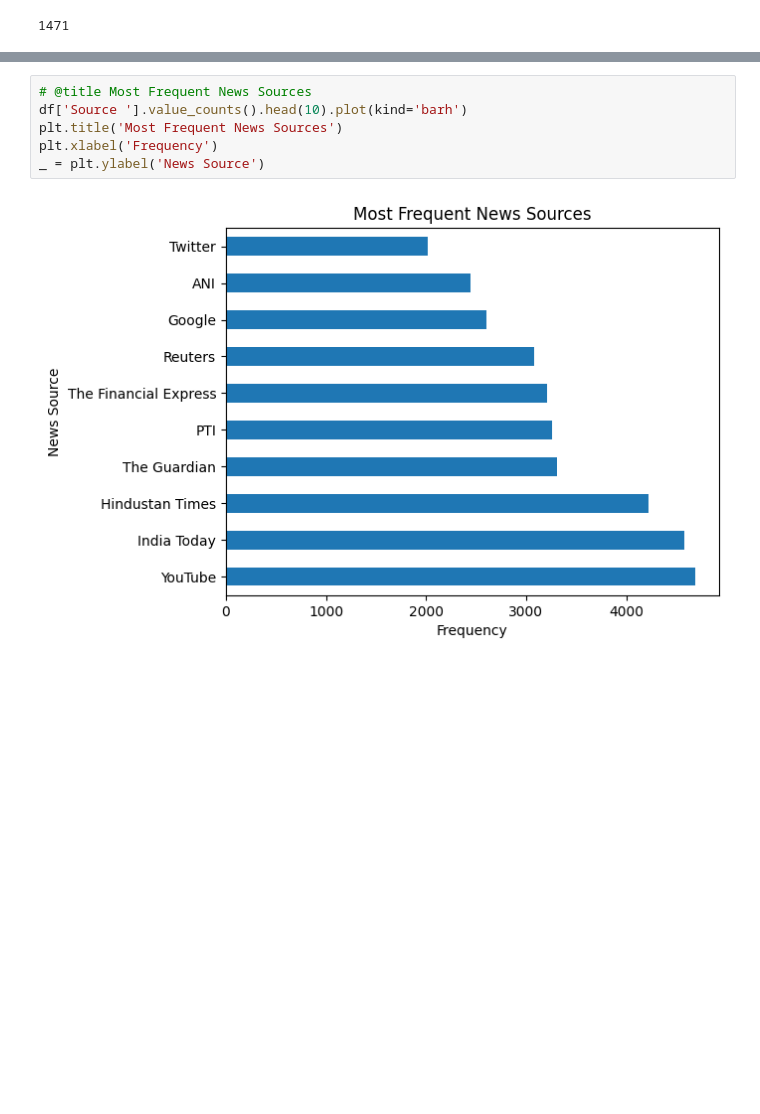
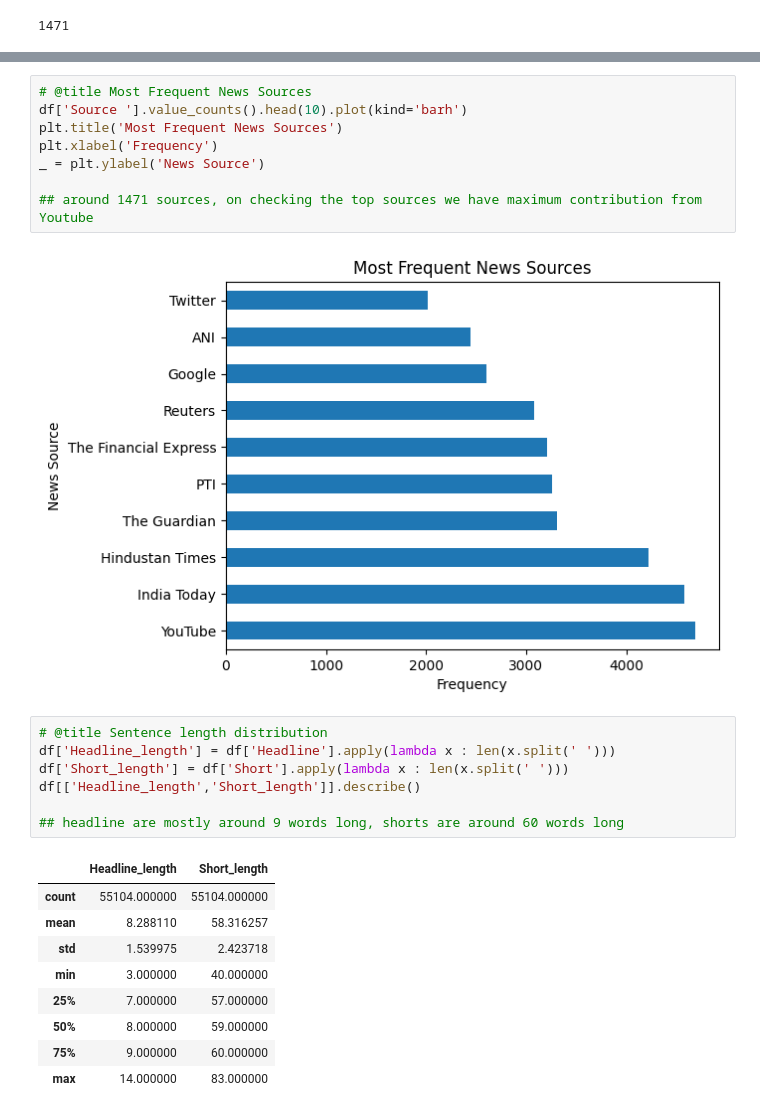
Before and after one commit to poojamahajan0712/Data-Science-Portfolio, a Jupyter notebook: Natural Language Processing/News Summarization/NewsArticleSummarizer.ipynb, the cells around one changed output, grey strips where cells are left out. Drawn from its saved outputs; the diff is of its cells as text; blank space fills up the shorter version.

```diff
--- a/Natural Language Processing/News Summarization/NewsArticleSummarizer.ipynb
+++ b/Natural Language Processing/News Summarization/NewsArticleSummarizer.ipynb
@@ -40,5 +46,24 @@ df['Source '].value_counts().head(10).plot(kind='barh')
 plt.title('Most Frequent News Sources')
 plt.xlabel('Frequency')
 _ = plt.ylabel('News Source')
+
+## around 1471 sources, on checking the top sources we have maximum contribution from Youtube
 # %% [output]
 [figure]
+# %%
+# @title Sentence length distribution
+df['Headline_length'] = df['Headline'].apply(lambda x : len(x.split(' ')))
+df['Short_length'] = df['Short'].apply(lambda x : len(x.split(' ')))
+df[['Headline_length','Short_length']].describe()
+
+## headline are mostly around 9 words long, shorts are around 60 words long
+# %% [output]
+|  | Headline_length | Short_length |
+| count | 55104.000000 | 55104.000000 |
+| mean | 8.288110 | 58.316257 |
+| std | 1.539975 | 2.423718 |
+| min | 3.000000 | 40.000000 |
+| 25% | 7.000000 | 57.000000 |
+| 50% | 8.000000 | 59.000000 |
+| 75% | 9.000000 | 60.000000 |
+| max | 14.000000 | 83.000000 |
```
Also changed, not shown: parts of 6 cells of this notebook.
